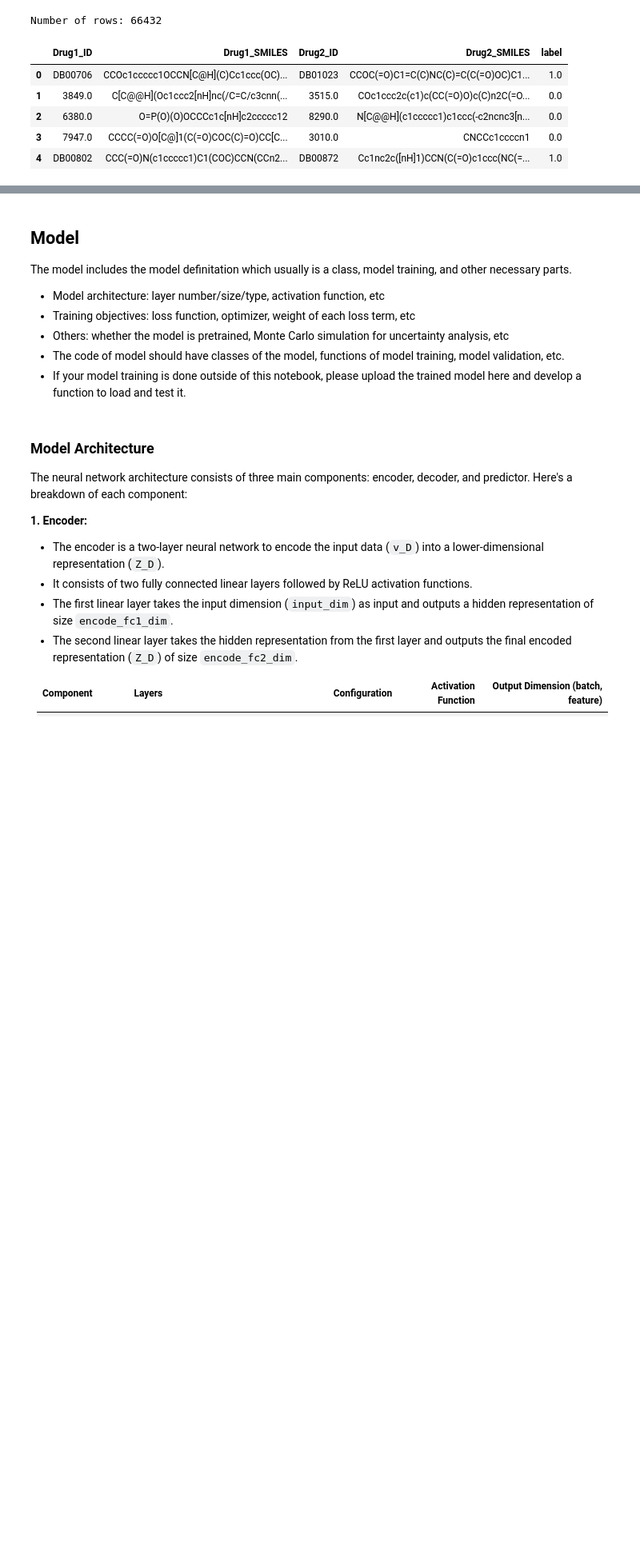
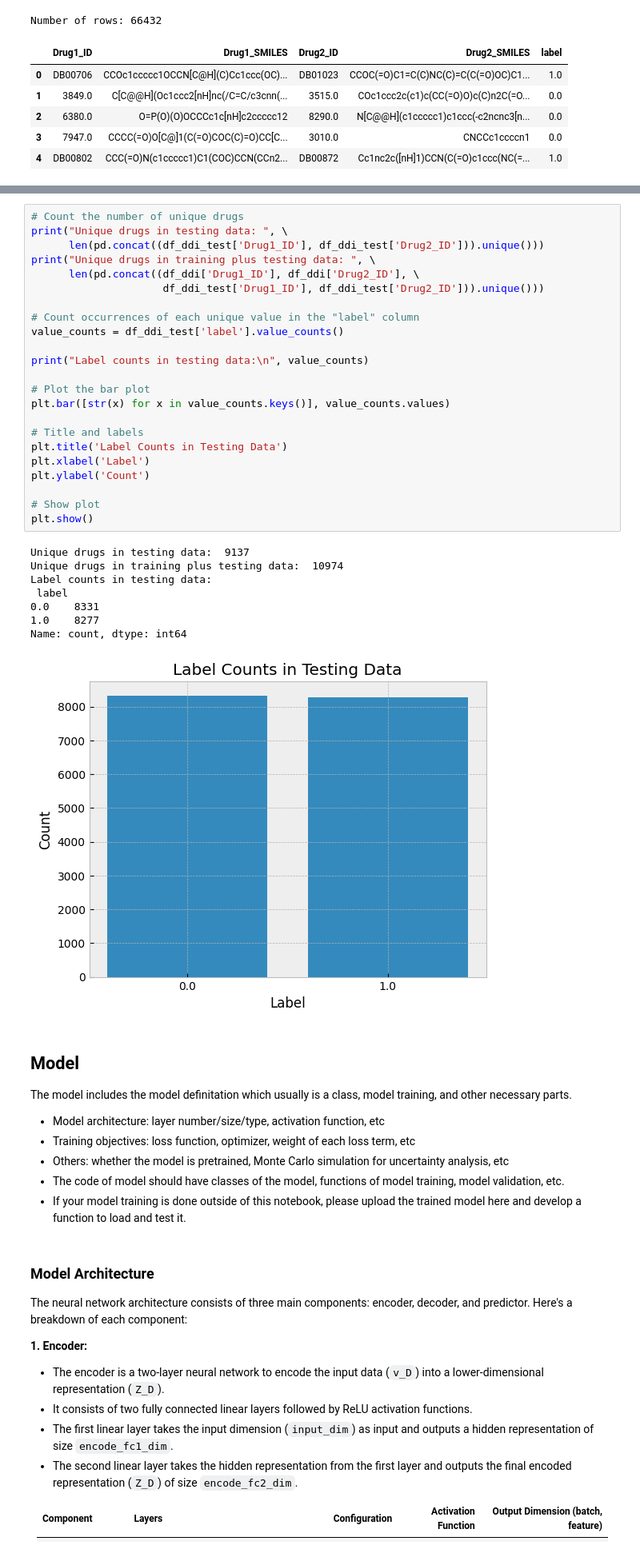
Before and after one commit to lanceyjt/cs598-dlh-team72, a Jupyter notebook: DL4H_Team72.ipynb, the cells around one changed output, grey strips where cells are left out. Shown: that part at 80% size. Saved outputs shown, nothing was run; the diff lists cells and outputs as text; blank space fills up the shorter version.

```diff
--- a/DL4H_Team72.ipynb
+++ b/DL4H_Team72.ipynb
@@ -157,3 +164,35 @@ Name: label, dtype: int64
+# %%
+# Count the number of unique drugs
+print("Unique drugs in testing data: ", \
+      len(pd.concat((df_ddi_test['Drug1_ID'], df_ddi_test['Drug2_ID'])).unique()))
+print("Unique drugs in training plus testing data: ", \
+      len(pd.concat((df_ddi['Drug1_ID'], df_ddi['Drug2_ID'], \
+                     df_ddi_test['Drug1_ID'], df_ddi_test['Drug2_ID'])).unique()))
+
+# Count occurrences of each unique value in the "label" column
+value_counts = df_ddi_test['label'].value_counts()
+
+print("Label counts in testing data:\n", value_counts)
+
+# Plot the bar plot
+plt.bar([str(x) for x in value_counts.keys()], value_counts.values)
+
+# Title and labels
+plt.title('Label Counts in Testing Data')
+plt.xlabel('Label')
+plt.ylabel('Count')
+
+# Show plot
+plt.show()
+# %% [output]
+Unique drugs in testing data:  9137
+Unique drugs in training plus testing data:  10974
+Label counts in testing data:
+ label
+0.0    8331
+1.0    8277
+Name: count, dtype: int64
+[figure, added]
 # %% [markdown]
 ##   Model
 The model includes the model definitation which usually is a class, model training, and other necessary parts.
```
Also changed, not shown: parts of 5 cells of this notebook.
